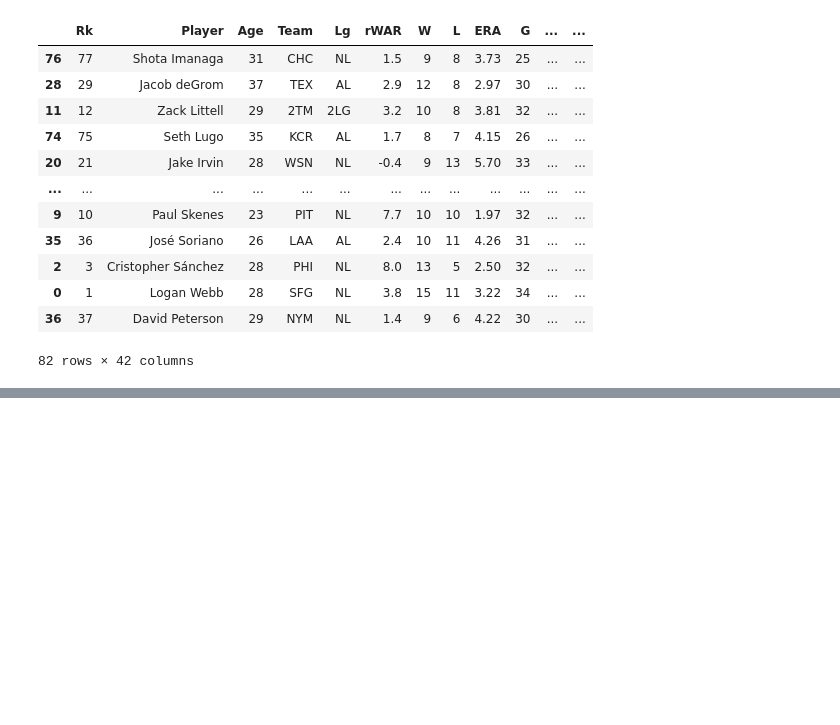
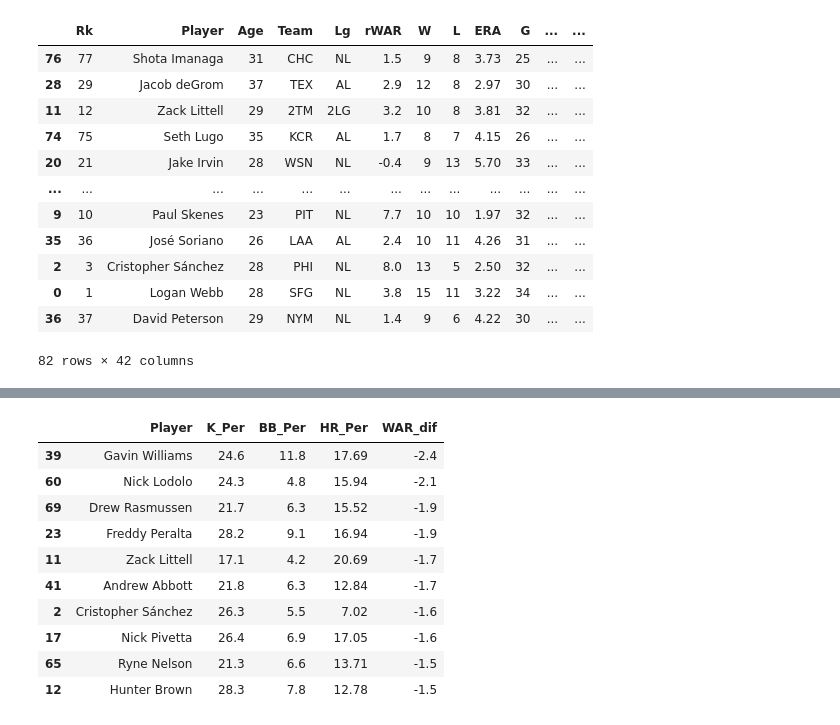
Before and after one commit to grim13t/PitcherAnalysis, a Jupyter notebook: P25R2.ipynb, the cells around one changed output, grey strips where cells are left out. Saved outputs shown, nothing was run; the diff lists cells and outputs as text; code cells hidden in the pictures; blank space fills up the shorter version.

```diff
--- a/P25R2.ipynb
+++ b/P25R2.ipynb
@@ -120,3 +137,17 @@ plt.show()
+# %%
+df_starters.sort_values(by="WAR_dif",ascending=True).head(10)[['Player','K_Per', 'BB_Per','HR_Per','WAR_dif']]
+# %% [output]
+|  | Player | K_Per | BB_Per | HR_Per | WAR_dif |
+| 39 | Gavin Williams | 24.6 | 11.8 | 17.69 | -2.4 |
+| 60 | Nick Lodolo | 24.3 | 4.8 | 15.94 | -2.1 |
+| 69 | Drew Rasmussen | 21.7 | 6.3 | 15.52 | -1.9 |
+| 23 | Freddy Peralta | 28.2 | 9.1 | 16.94 | -1.9 |
+| 11 | Zack Littell | 17.1 | 4.2 | 20.69 | -1.7 |
+| 41 | Andrew Abbott | 21.8 | 6.3 | 12.84 | -1.7 |
+| 2 | Cristopher Sánchez | 26.3 | 5.5 | 7.02 | -1.6 |
+| 17 | Nick Pivetta | 26.4 | 6.9 | 17.05 | -1.6 |
+| 65 | Ryne Nelson | 21.3 | 6.6 | 13.71 | -1.5 |
+| 12 | Hunter Brown | 28.3 | 7.8 | 12.78 | -1.5 |
 # %%
 df.loc[:,['Player','HR_Per']]
 df[df['Role'] == 1].sort_values(by='WAR_dif', ascending=False)
```
Also changed, not shown: parts of 8 cells of this notebook, 1 other file.
